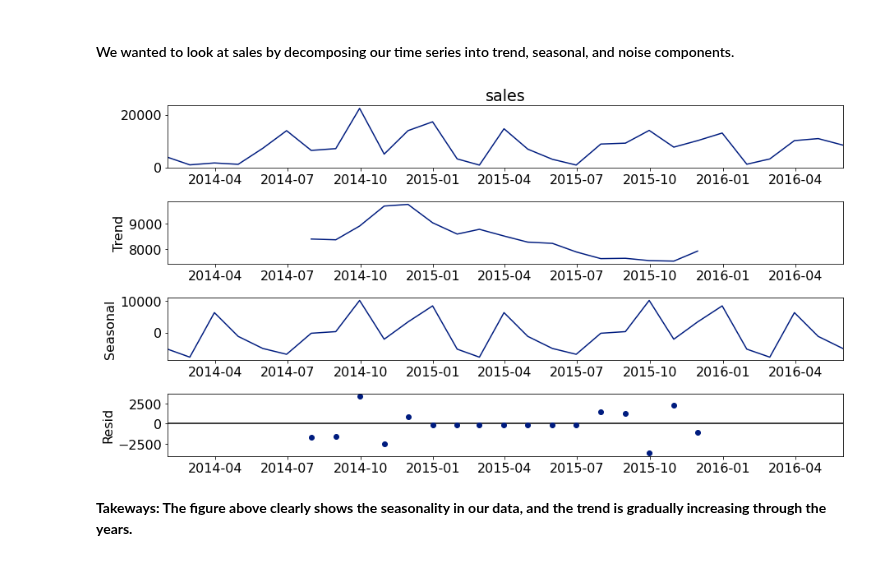
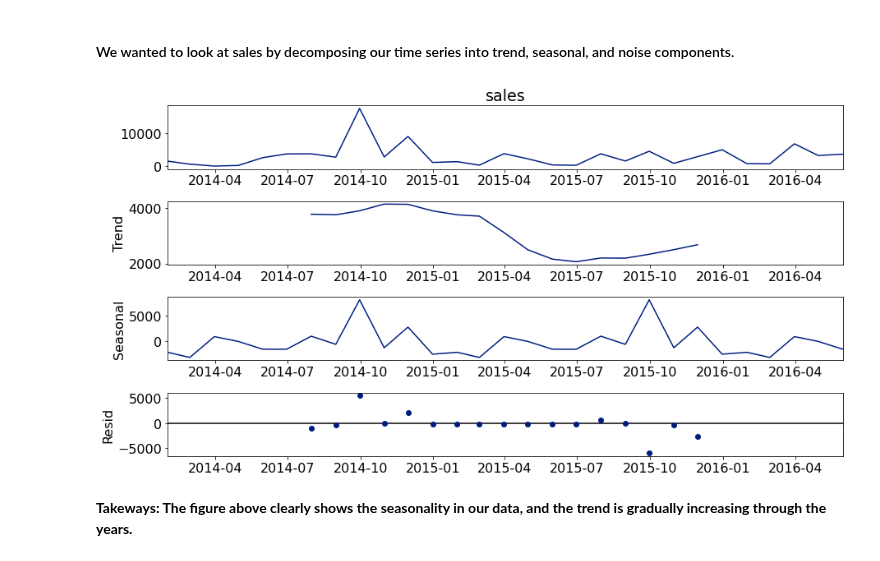
Before and after one commit to Kristofer-Rivera-and-Oliver-Ton/time_series_project, a Jupyter notebook: superstore_final.ipynb, the cells around one changed output. Saved outputs shown, nothing was run; the diff lists cells and outputs as text; code cells hidden in the pictures.

```diff
--- a/superstore_final.ipynb
+++ b/superstore_final.ipynb
@@ -184,11 +184,11 @@ None
 #### We wanted to look at sales by decomposing our time series into trend, seasonal, and noise components.
 # %%
 # Using decomposition that allows us to decompose our time series into three distinct components: trend, seasonality, and noise.
-y = train.resample('M').sales.sum()
+y = technology.resample('M').sales.sum()
 sm.tsa.seasonal_decompose(y).plot()
 None
 # %% [output]
-[figure, old version]
+[figure, new version]
 # %% [markdown]
 **Takeways: The figure above clearly shows the seasonality in our data, and the trend is gradually increasing through the years.**
 # %% [markdown]
```
Also changed, not shown: parts of 4 cells of this notebook.
